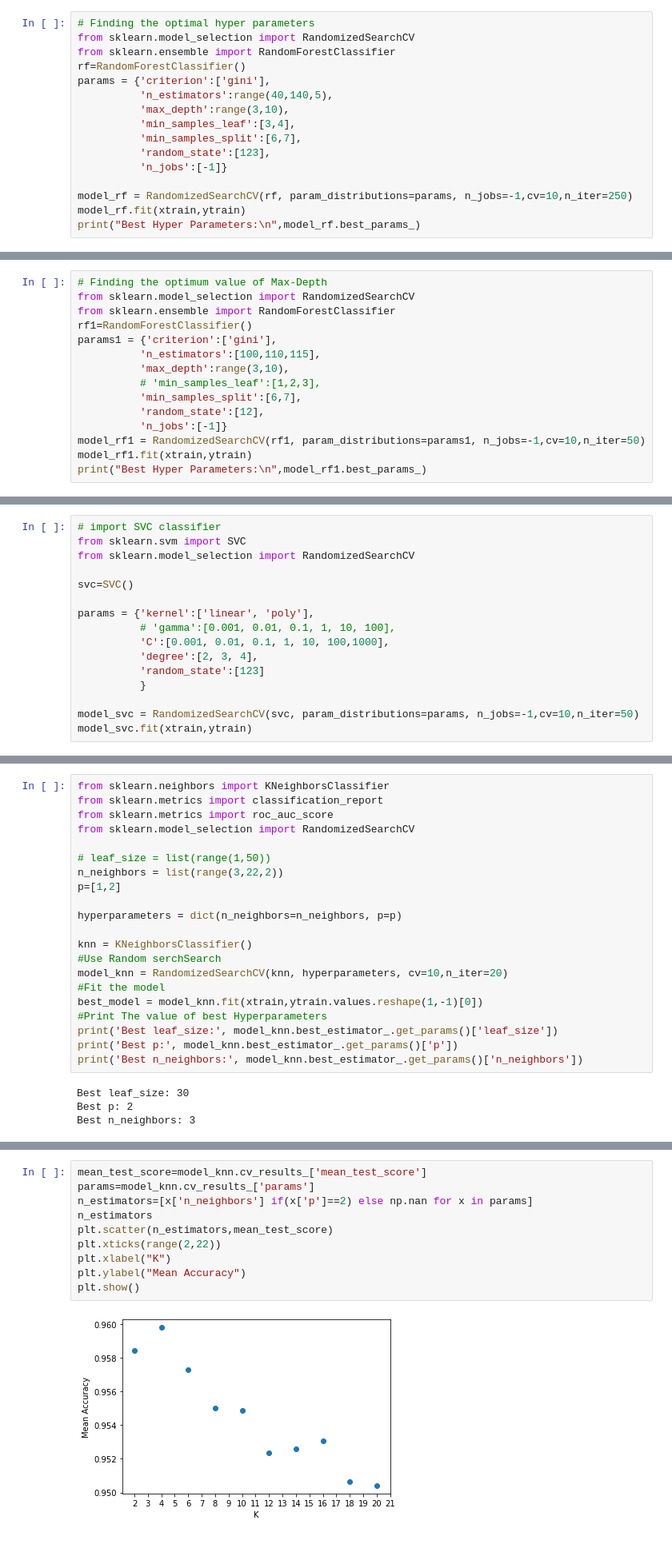
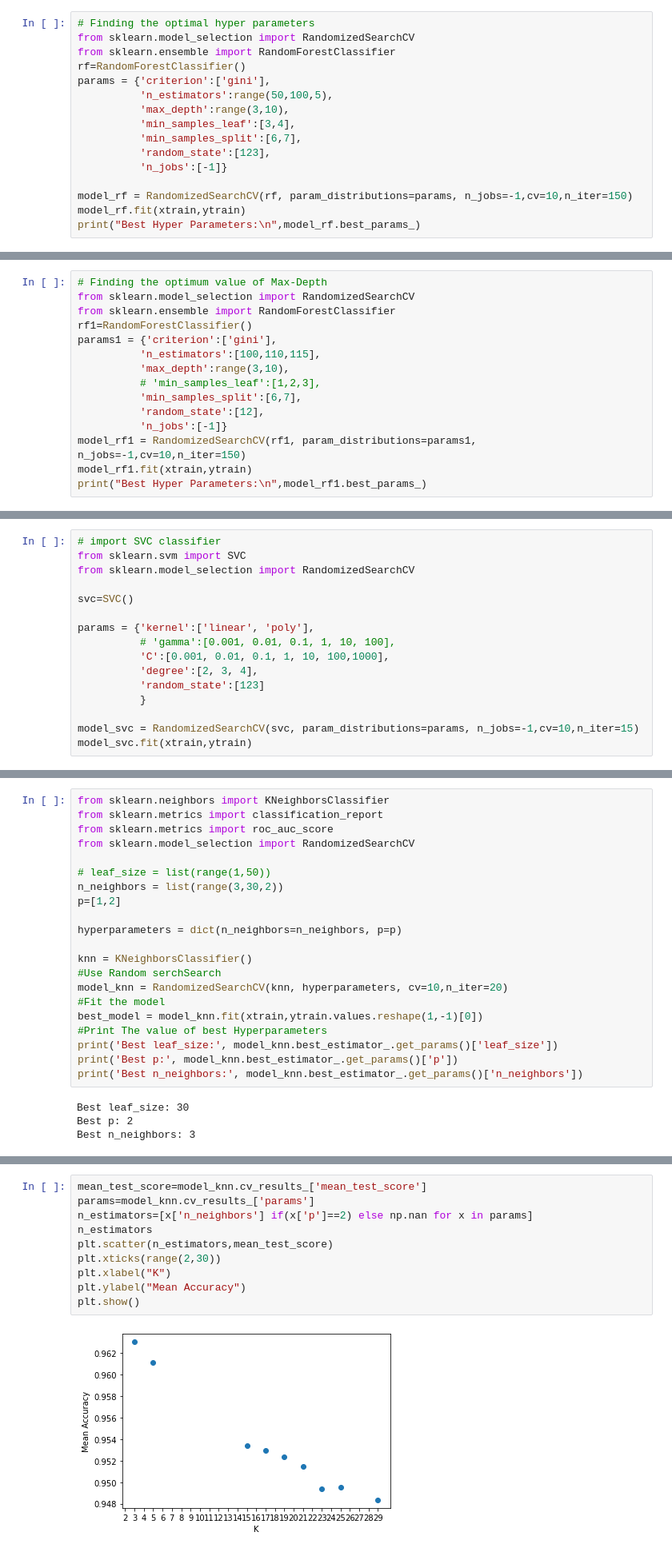
Before and after one commit to ajithpious/Colab-Notebooks, a Jupyter notebook: AI_final.ipynb, the cells around one changed output, grey strips where cells are left out. Shown at 80% size. Cells and saved outputs as stored; diff of their text form.

```diff
--- a/AI_final.ipynb
+++ b/AI_final.ipynb
@@ -356,14 +318,14 @@ from sklearn.model_selection import RandomizedSearchCV
 from sklearn.ensemble import RandomForestClassifier
 rf=RandomForestClassifier()
 params = {'criterion':['gini'],
-          'n_estimators':range(40,140,5),
+          'n_estimators':range(50,100,5),
           'max_depth':range(3,10),
           'min_samples_leaf':[3,4],
           'min_samples_split':[6,7],
           'random_state':[123],
           'n_jobs':[-1]}
 
-model_rf = RandomizedSearchCV(rf, param_distributions=params, n_jobs=-1,cv=10,n_iter=250)
+model_rf = RandomizedSearchCV(rf, param_distributions=params, n_jobs=-1,cv=10,n_iter=150)
 model_rf.fit(xtrain,ytrain)
 print("Best Hyper Parameters:\n",model_rf.best_params_)
 # %% [output]
@@ -381,7 +343,7 @@ params1 = {'criterion':['gini'],
           'min_samples_split':[6,7],
           'random_state':[12],
           'n_jobs':[-1]}
-model_rf1 = RandomizedSearchCV(rf1, param_distributions=params1, n_jobs=-1,cv=10,n_iter=50)
+model_rf1 = RandomizedSearchCV(rf1, param_distributions=params1, n_jobs=-1,cv=10,n_iter=150)
 model_rf1.fit(xtrain,ytrain)
 print("Best Hyper Parameters:\n",model_rf1.best_params_)
 # %% [output]
@@ -455,6 +391,6 @@ params = {'kernel':['linear', 'poly'],
           'random_state':[123]
           }
 
-model_svc = RandomizedSearchCV(svc, param_distributions=params, n_jobs=-1,cv=10,n_iter=50)
+model_svc = RandomizedSearchCV(svc, param_distributions=params, n_jobs=-1,cv=10,n_iter=15)
 model_svc.fit(xtrain,ytrain)
 # %% [output]
@@ -535,7 +441,7 @@ from sklearn.metrics import roc_auc_score
 from sklearn.model_selection import RandomizedSearchCV
 
 # leaf_size = list(range(1,50))
-n_neighbors = list(range(3,22,2))
+n_neighbors = list(range(3,30,2))
 p=[1,2]
 
 hyperparameters = dict(n_neighbors=n_neighbors, p=p)
@@ -562,12 +468,12 @@ best paramaters= {'p': 2, 'n_neighbors': 4}
 # %%
 mean_test_score=model_knn.cv_results_['mean_test_score']
 params=model_knn.cv_results_['params']
 n_estimators=[x['n_neighbors'] if(x['p']==2) else np.nan for x in params]
 n_estimators
 plt.scatter(n_estimators,mean_test_score)
-plt.xticks(range(2,22))
+plt.xticks(range(2,30))
 plt.xlabel("K")
 plt.ylabel("Mean Accuracy")
 plt.show()
 # %% [output]
-[figure, old version]
+[figure, new version]
```
Also changed, not shown: parts of 35 cells of this notebook.
